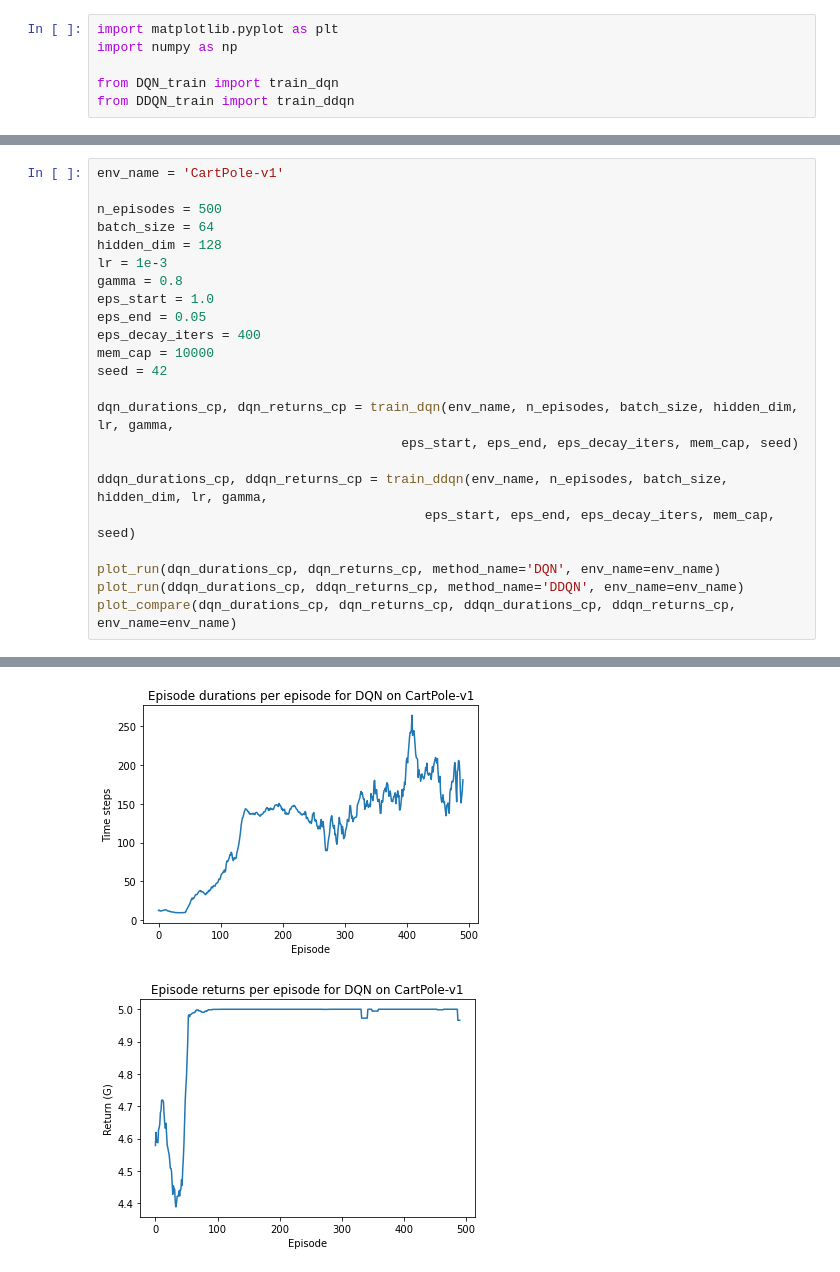
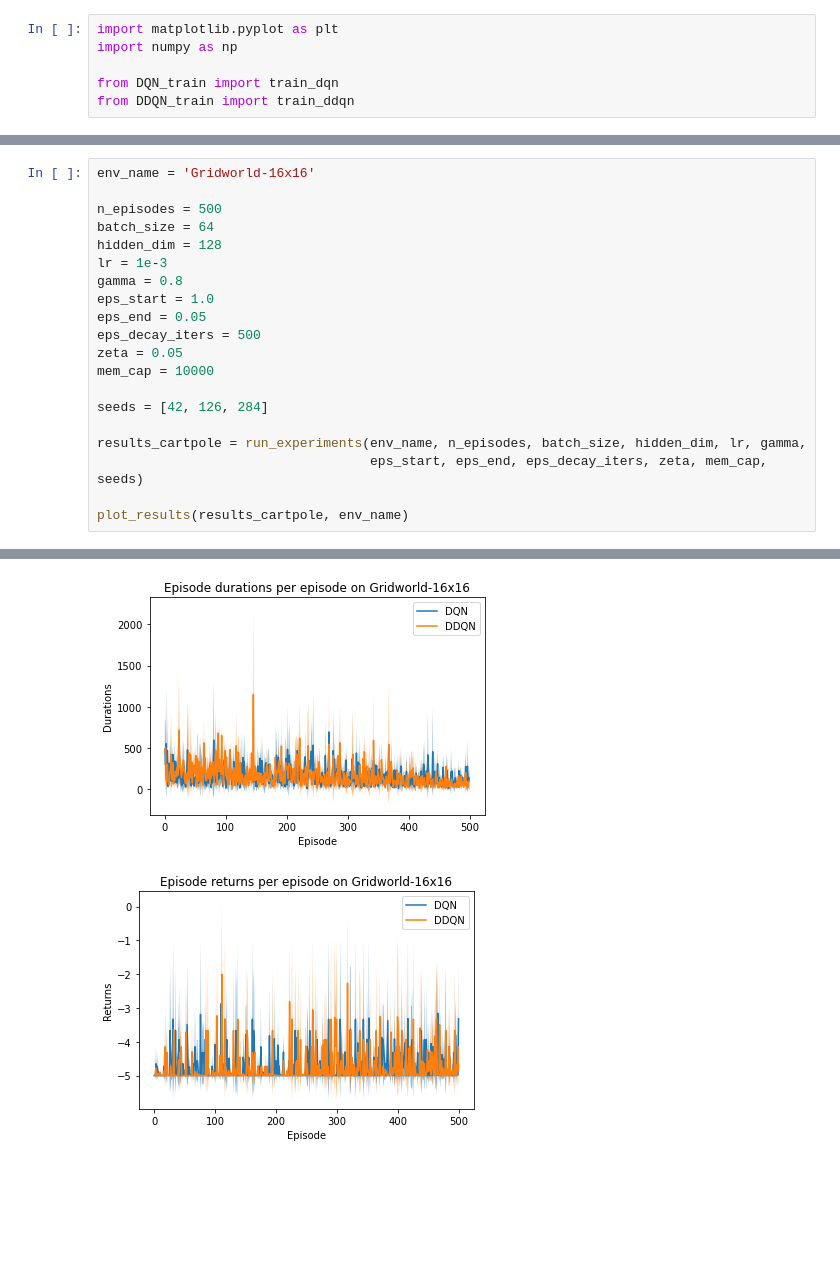
Before and after one commit to KJ-Waller/UvA-RL-Project, a Jupyter notebook: RL_Project.ipynb, the cells around one changed output, grey strips where cells are left out. Cells and saved outputs as stored; diff of their text form; blank space fills up the shorter version.

```diff
--- a/RL_Project.ipynb
+++ b/RL_Project.ipynb
@@ -44,5 +147,5 @@ def plot_compare(durations_1, returns_1, durations_2, returns_2,
 # %%
-env_name = 'CartPole-v1'
+env_name = 'Gridworld-16x16'
 
 n_episodes = 500
 batch_size = 64
@@ -51,17 +154,14 @@ lr = 1e-3
 gamma = 0.8
 eps_start = 1.0
 eps_end = 0.05
-eps_decay_iters = 400
+eps_decay_iters = 500
+zeta = 0.05
 mem_cap = 10000
-seed = 42
 
-dqn_durations_cp, dqn_returns_cp = train_dqn(env_name, n_episodes, batch_size, hidden_dim, lr, gamma,
-                                       eps_start, eps_end, eps_decay_iters, mem_cap, seed)
+seeds = [42, 126, 284]
 
-ddqn_durations_cp, ddqn_returns_cp = train_ddqn(env_name, n_episodes, batch_size, hidden_dim, lr, gamma,
-                                          eps_start, eps_end, eps_decay_iters, mem_cap, seed)
+results_cartpole = run_experiments(env_name, n_episodes, batch_size, hidden_dim, lr, gamma,
+                                   eps_start, eps_end, eps_decay_iters, zeta, mem_cap, seeds)
 
-plot_run(dqn_durations_cp, dqn_returns_cp, method_name='DQN', env_name=env_name)
-plot_run(ddqn_durations_cp, ddqn_returns_cp, method_name='DDQN', env_name=env_name)
-plot_compare(dqn_durations_cp, dqn_returns_cp, ddqn_durations_cp, ddqn_returns_cp, env_name=env_name)
+plot_results(results_cartpole, env_name)
 # %% [output]
@@ -85,2 +185,2 @@ DDQN ran for 106.49788069725037 on CartPole-v1
-[figure, old version]
+[figure, new version]
-[figure, old version]
+[figure, new version]
```
Also changed, not shown: parts of 8 cells of this notebook, 3 other files.
